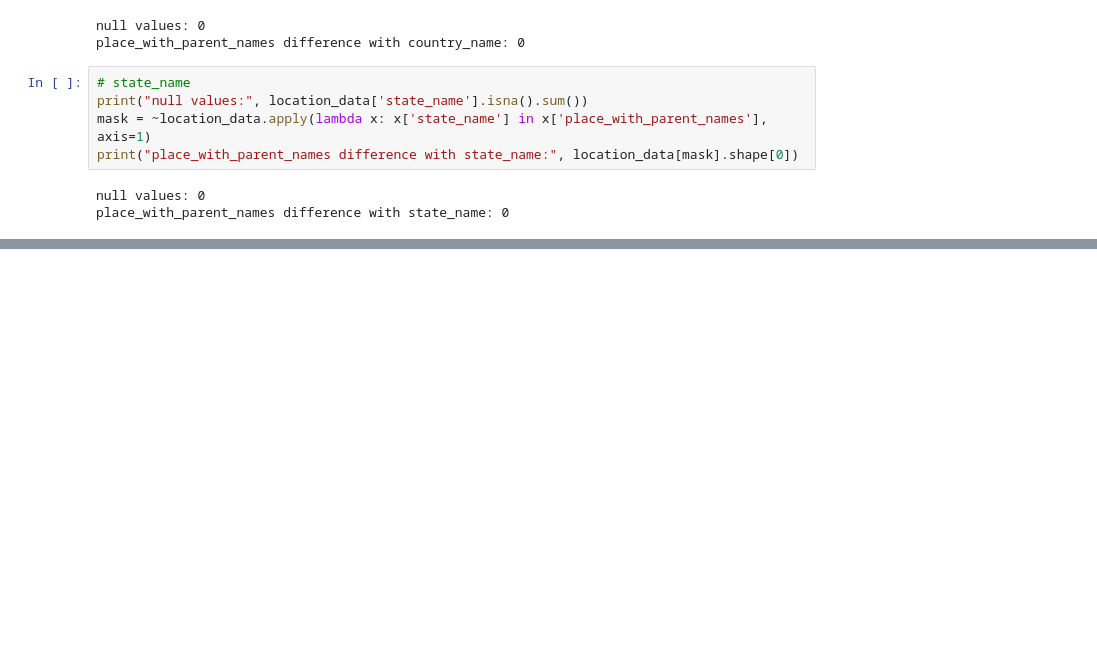
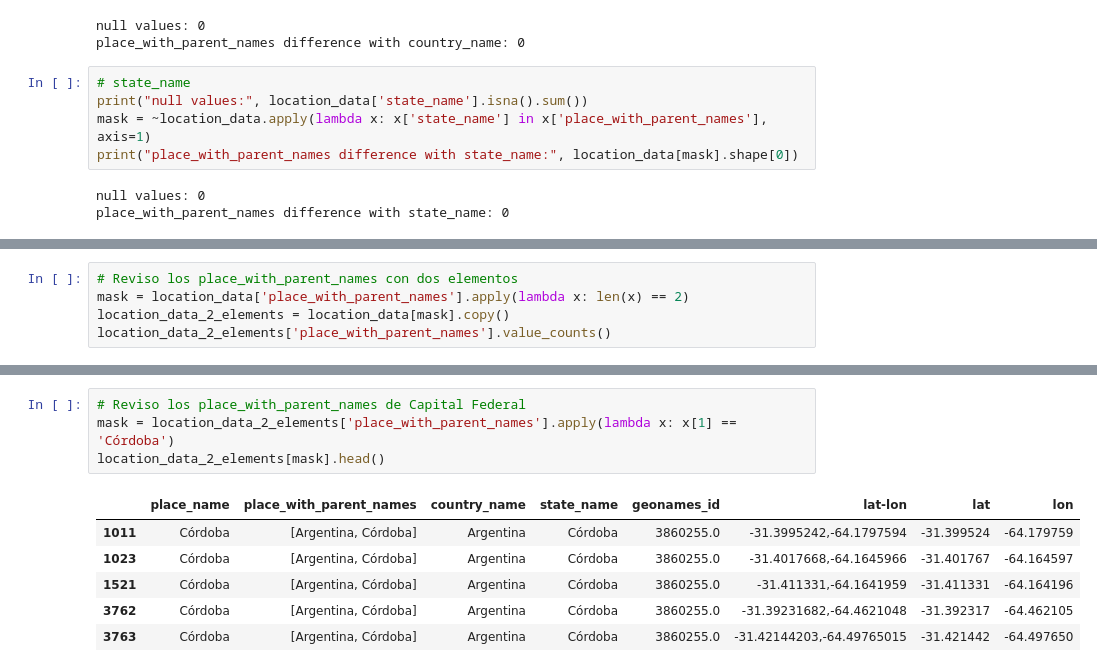
Before and after one commit to LuiosDyet/dh-ds-pi-1, a Jupyter notebook: ubicacion.ipynb, the cells around one changed output, grey strips where cells are left out. Saved outputs shown, nothing was run; the diff lists cells and outputs as text; blank space fills up the shorter version.

```diff
--- a/ubicacion.ipynb
+++ b/ubicacion.ipynb
@@ -113,0 +300,5 @@ Los registros que no tienen valor en place_name son los que no coinciden, todos
+# %%
+# Reviso los place_with_parent_names con dos elementos
+mask = location_data['place_with_parent_names'].apply(lambda x: len(x) == 2)
+location_data_2_elements = location_data[mask].copy()
+location_data_2_elements['place_with_parent_names'].value_counts()
@@ -113,0 +323,11 @@ Los registros que no tienen valor en place_name son los que no coinciden, todos
+# %%
+# Reviso los place_with_parent_names de Capital Federal
+mask = location_data_2_elements['place_with_parent_names'].apply(lambda x: x[1] == 'Córdoba')
+location_data_2_elements[mask].head()
+# %% [output]
+|  | place_name | place_with_parent_names | country_name | state_name | geonames_id | lat-lon | lat | lon |
+| 1011 | Córdoba | [Argentina, Córdoba] | Argentina | Córdoba | 3860255.0 | -31.3995242,-64.1797594 | -31.399524 | -64.179759 |
+| 1023 | Córdoba | [Argentina, Córdoba] | Argentina | Córdoba | 3860255.0 | -31.4017668,-64.1645966 | -31.401767 | -64.164597 |
+| 1521 | Córdoba | [Argentina, Córdoba] | Argentina | Córdoba | 3860255.0 | -31.411331,-64.1641959 | -31.411331 | -64.164196 |
+| 3762 | Córdoba | [Argentina, Córdoba] | Argentina | Córdoba | 3860255.0 | -31.39231682,-64.4621048 | -31.392317 | -64.462105 |
+| 3763 | Córdoba | [Argentina, Córdoba] | Argentina | Córdoba | 3860255.0 | -31.42144203,-64.49765015 | -31.421442 | -64.497650 |
```
Also changed, not shown: parts of 47 cells of this notebook, 2 other files.
